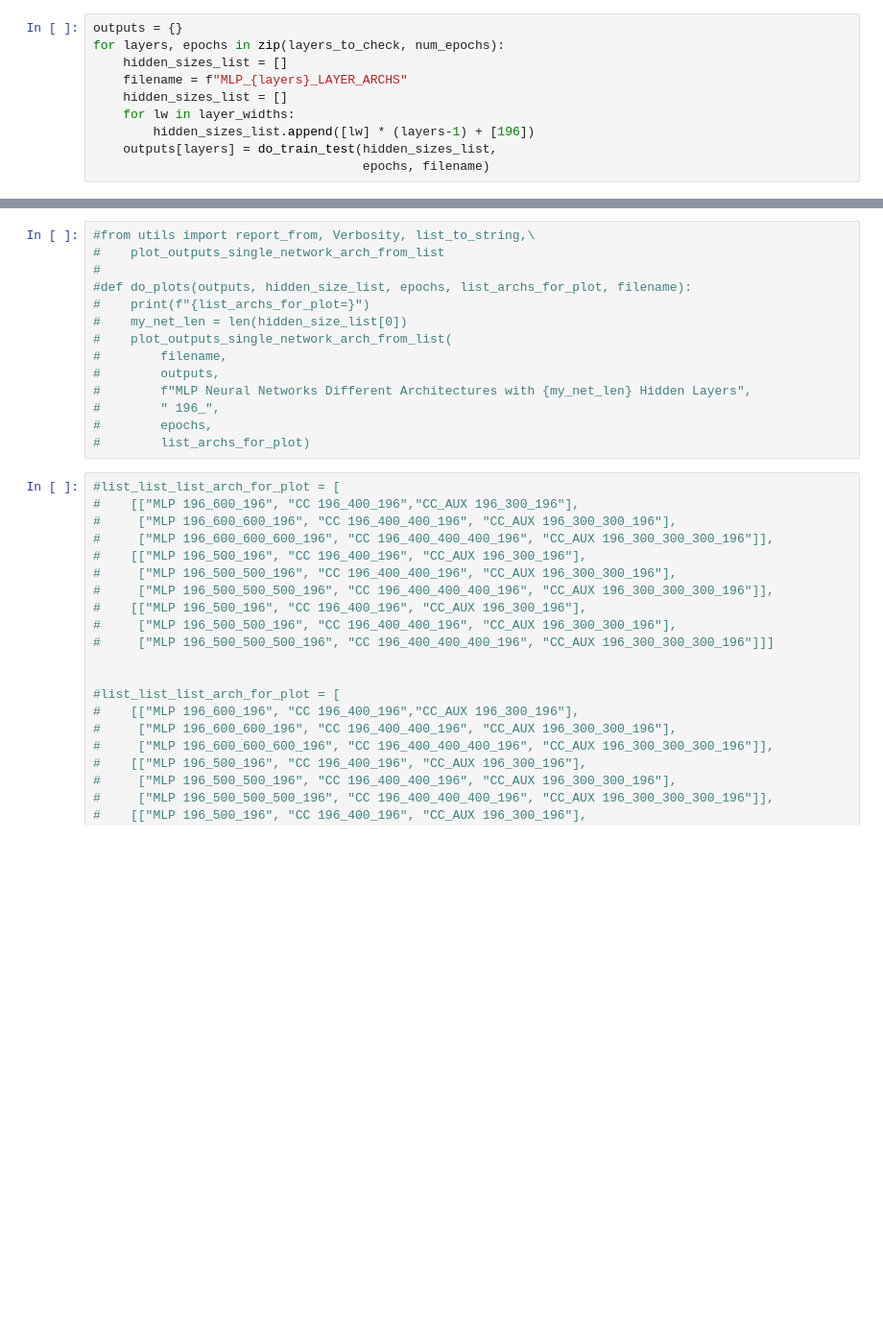
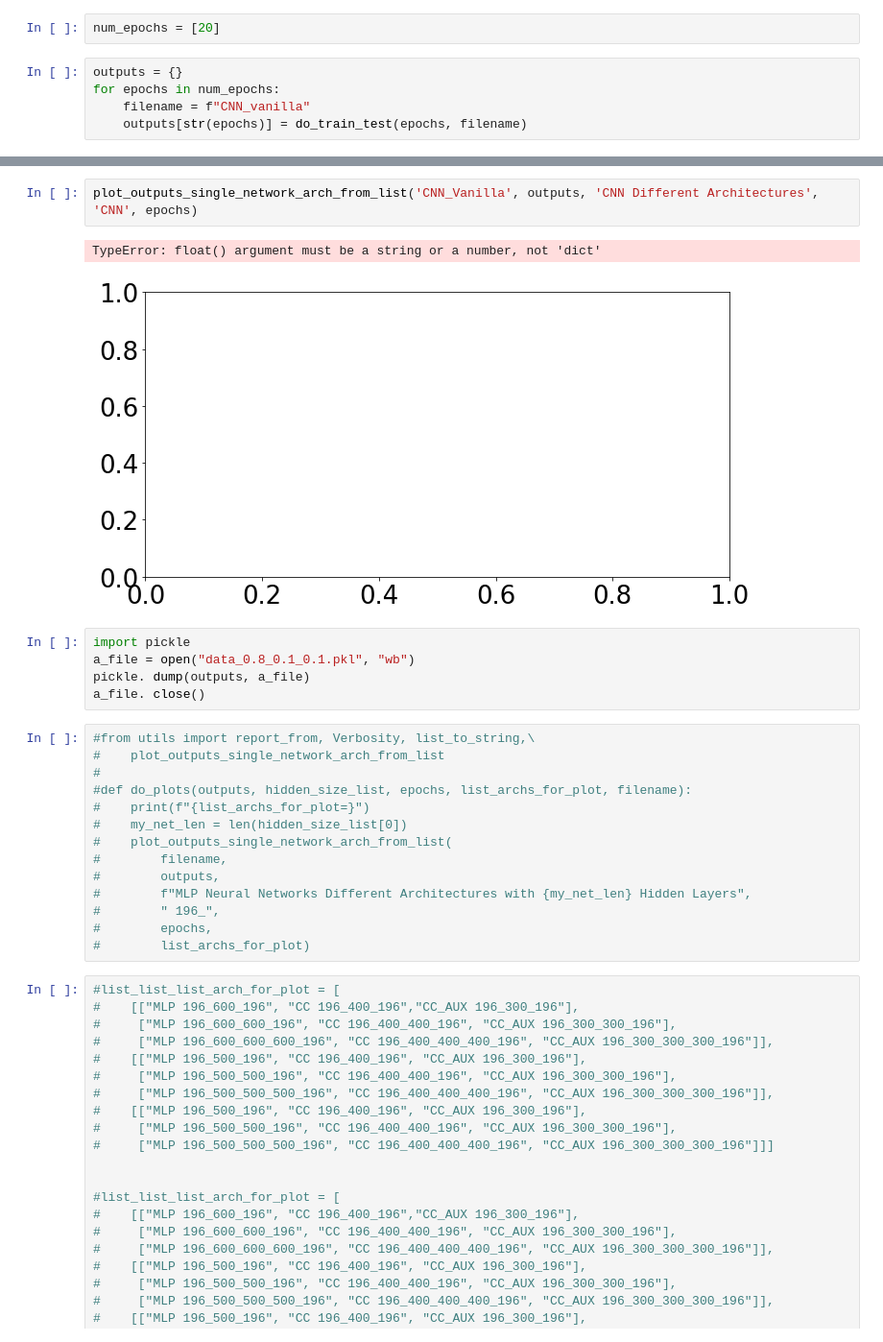
Before and after one commit to alec-flowers/deepl_p1, a Jupyter notebook: running_notebook.ipynb, the cells around one changed output, grey strips where cells are left out. Shown at 96% size. Saved outputs shown, nothing was run; the diff lists cells and outputs as text; blank space fills up the shorter version.

Commit message:
CNN Graphs and running stuff

```diff
--- a/running_notebook.ipynb
+++ b/running_notebook.ipynb
@@ -149,11 +132,8 @@ layers_to_check = [2, 3, 4]
+# %%
+num_epochs = [20]
 # %%
 outputs = {}
-for layers, epochs in zip(layers_to_check, num_epochs):
-    hidden_sizes_list = []
-    filename = f"MLP_{layers}_LAYER_ARCHS"
-    hidden_sizes_list = []
-    for lw in layer_widths:
-        hidden_sizes_list.append([lw] * (layers-1) + [196])
-    outputs[layers] = do_train_test(hidden_sizes_list,
-                                    epochs, filename)
+for epochs in num_epochs:
+    filename = f"CNN_vanilla"
+    outputs[str(epochs)] = do_train_test(epochs, filename)
 # %% [output]
@@ -177,3 +162,13 @@ TEST ACCURACIES for MLP_classifier_comparer_auxiliary_[600, 600, 600, 196] MEAN:
+# %%
+plot_outputs_single_network_arch_from_list('CNN_Vanilla', outputs, 'CNN Different Architectures', 'CNN', epochs)
+# %% [output]
+TypeError: float() argument must be a string or a number, not 'dict'
+[figure, added]
+# %%
+import pickle
+a_file = open("data_0.8_0.1_0.1.pkl", "wb")
+pickle. dump(outputs, a_file)
+a_file. close()
 # %%
 #from utils import report_from, Verbosity, list_to_string,\
 #    plot_outputs_single_network_arch_from_list
```
Also changed, not shown: parts of 4 cells of this notebook, 9 other files.
